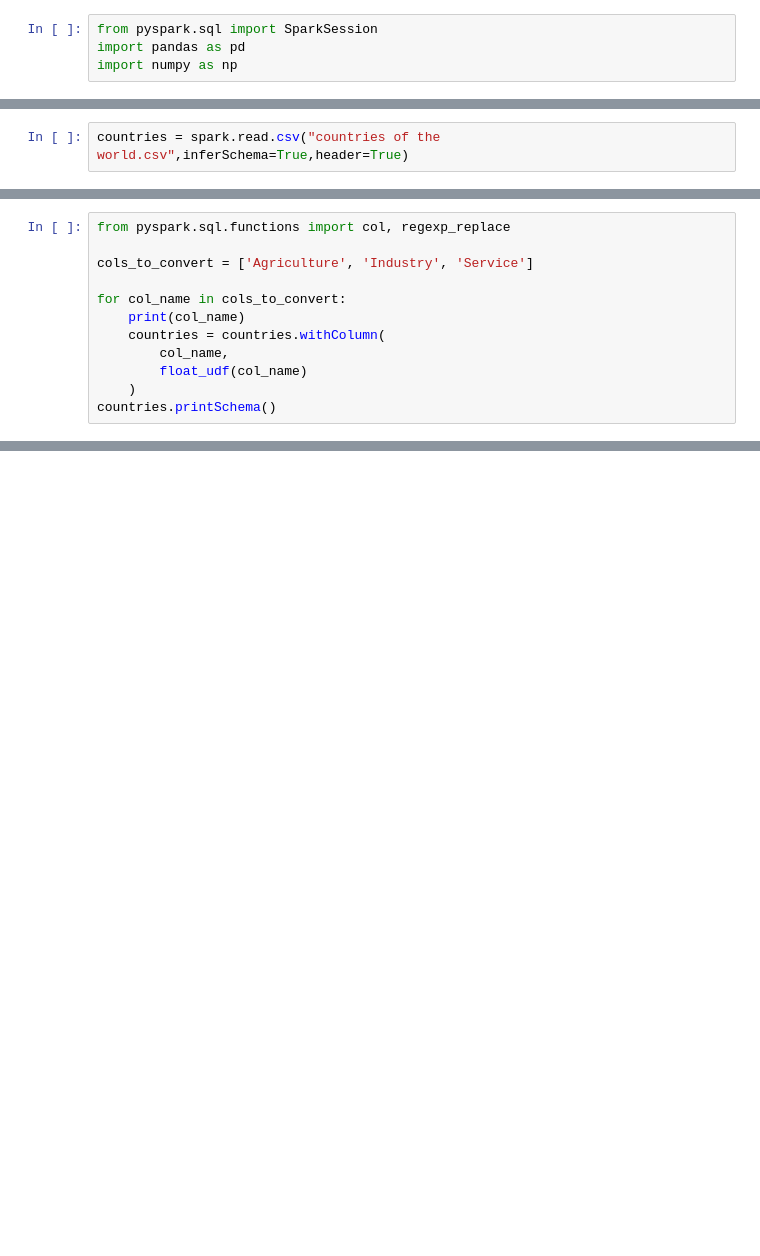
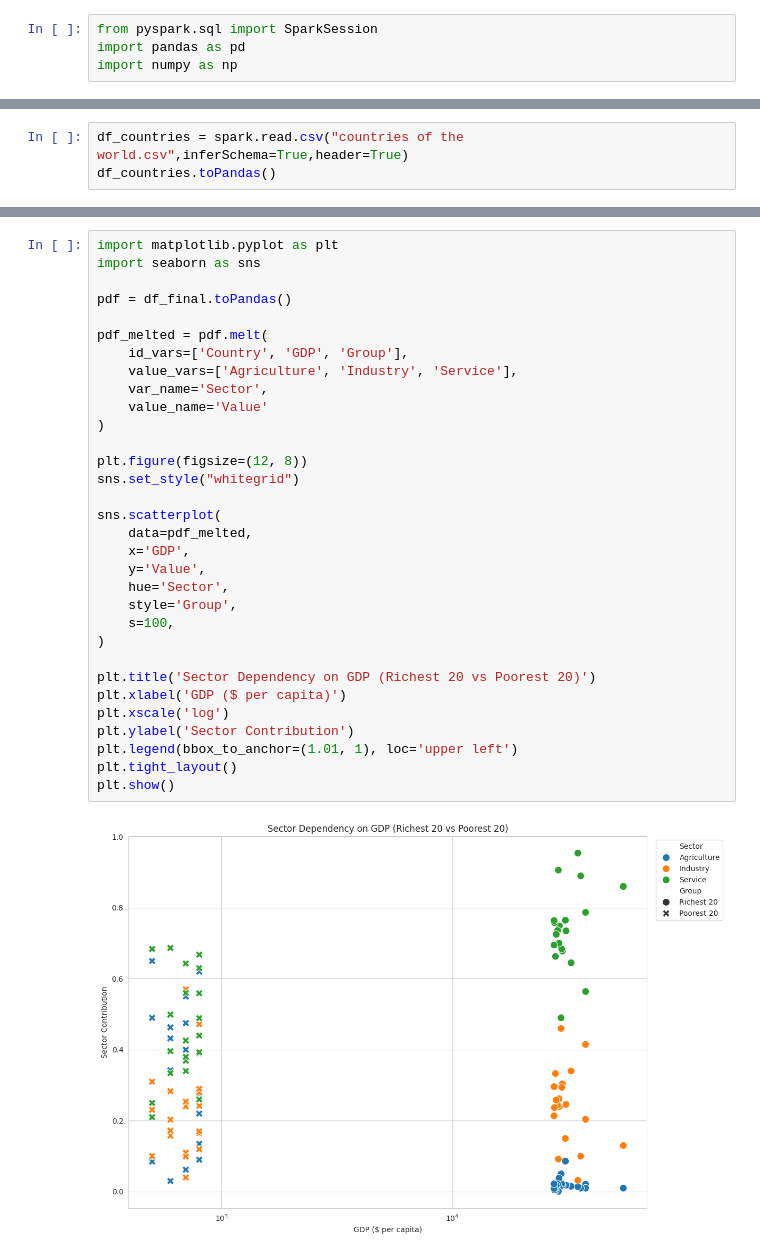
Before and after one commit to Noarkhh/big-data-analysis-course-2025, a Jupyter notebook: lab2/lab2.ipynb, the cells around one changed output, grey strips where cells are left out. Drawn from its saved outputs; the diff is of its cells as text; blank space fills up the shorter version.

```diff
--- a/lab2/lab2.ipynb
+++ b/lab2/lab2.ipynb
@@ -16,2 +7,3 @@ To adjust logging level use sc.setLogLevel(newLevel). For SparkR, use setLogLeve
 # %%
-countries = spark.read.csv("countries of the world.csv",inferSchema=True,header=True)
+df_countries = spark.read.csv("countries of the world.csv",inferSchema=True,header=True)
+df_countries.toPandas()
@@ -66,12 +23,0 @@ countries.columns
-# %%
-from pyspark.sql.functions import col, regexp_replace
-
-cols_to_convert = ['Agriculture', 'Industry', 'Service']
-
-for col_name in cols_to_convert:
-    print(col_name)
-    countries = countries.withColumn(
-        col_name,
-        float_udf(col_name)
-    )
-countries.printSchema()
@@ -87,0 +54,34 @@ AnalysisException: [UNRESOLVED_COLUMN.WITH_SUGGESTION] A column, variable, or fu
+# %%
+import matplotlib.pyplot as plt
+import seaborn as sns
+
+pdf = df_final.toPandas()
+
+pdf_melted = pdf.melt(
+    id_vars=['Country', 'GDP', 'Group'],
+    value_vars=['Agriculture', 'Industry', 'Service'],
+    var_name='Sector',
+    value_name='Value'
+)
+
+plt.figure(figsize=(12, 8))
+sns.set_style("whitegrid")
+
+sns.scatterplot(
+    data=pdf_melted,
+    x='GDP',
+    y='Value',
+    hue='Sector',
+    style='Group',
+    s=100,
+)
+
+plt.title('Sector Dependency on GDP (Richest 20 vs Poorest 20)')
+plt.xlabel('GDP ($ per capita)')
+plt.xscale('log')
+plt.ylabel('Sector Contribution')
+plt.legend(bbox_to_anchor=(1.01, 1), loc='upper left')
+plt.tight_layout()
+plt.show()
+# %% [output]
+[figure, added]
```
Also changed, not shown: parts of 23 cells of this notebook.
